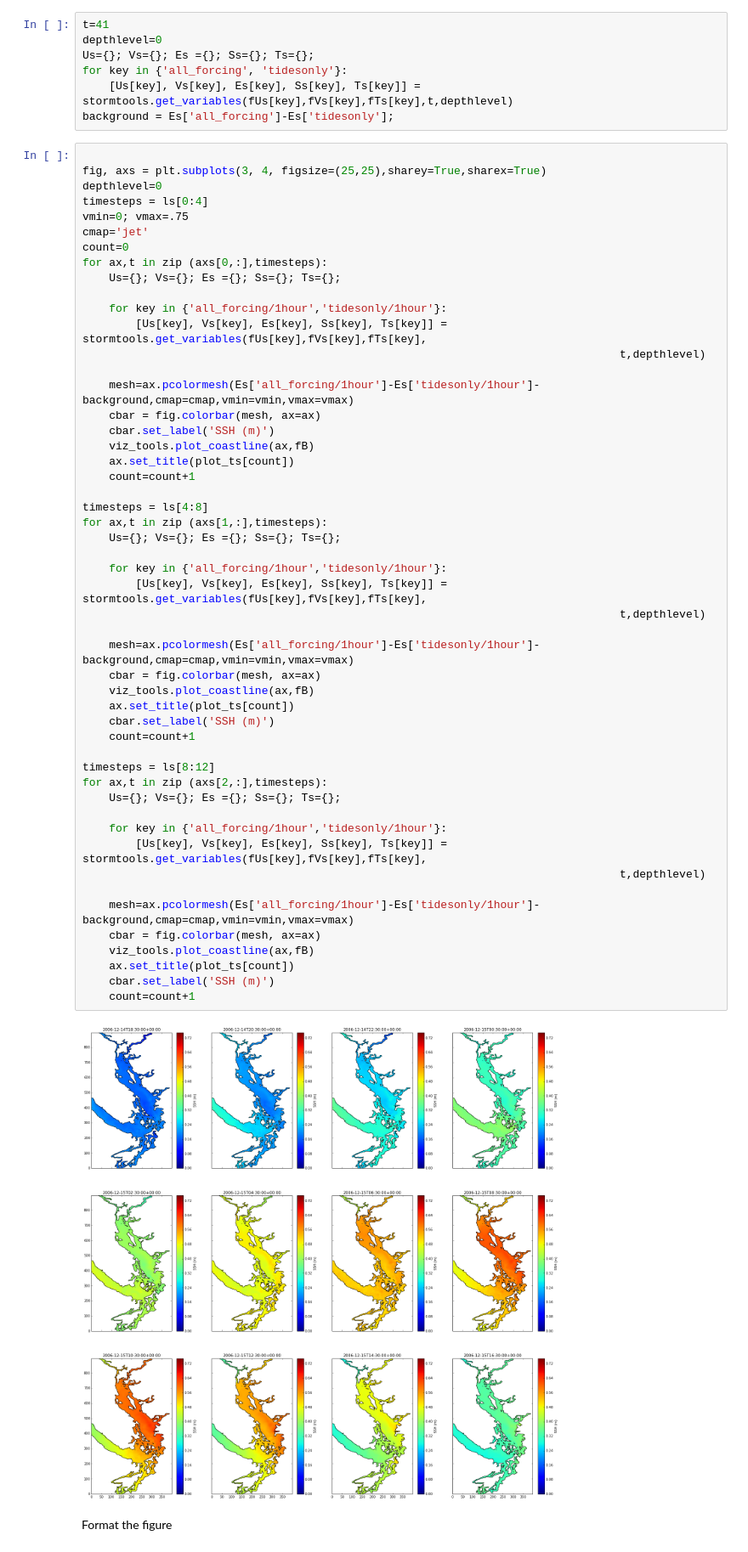
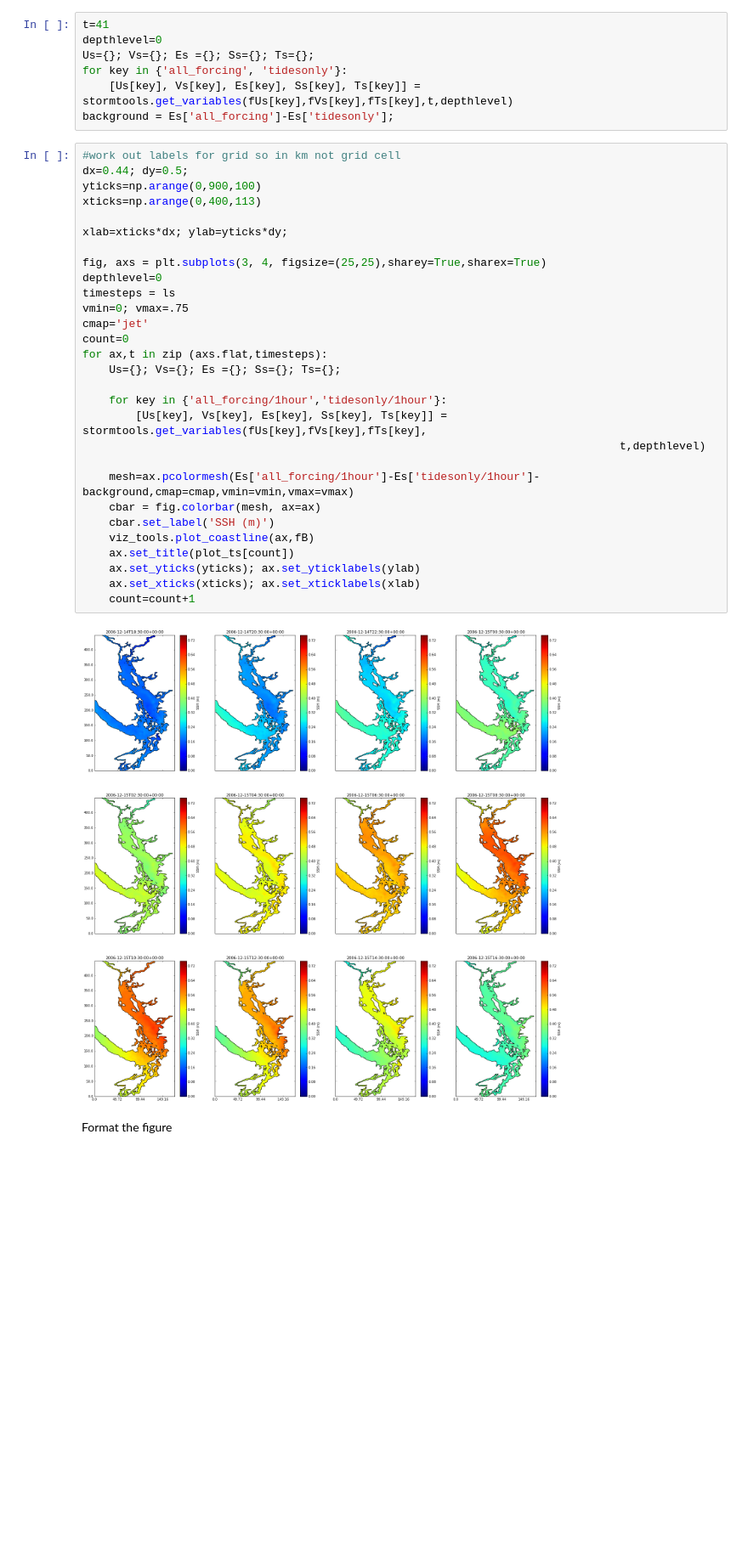
Before and after one commit to SalishSeaCast/storm-surge, a Jupyter notebook: FigureScripts/Dec 2006 - spatial extent.ipynb, the cells around one changed output. Shown at 85% size. Cells and saved outputs as stored; diff of their text form; blank space fills up the shorter version.

Commit message:
Changed axis labels to km.

```diff
--- a/FigureScripts/Dec 2006 - spatial extent.ipynb
+++ b/FigureScripts/Dec 2006 - spatial extent.ipynb
@@ -59,58 +57,36 @@ for key in {'all_forcing', 'tidesonly'}:
     [Us[key], Vs[key], Es[key], Ss[key], Ts[key]] = stormtools.get_variables(fUs[key],fVs[key],fTs[key],t,depthlevel)
 background = Es['all_forcing']-Es['tidesonly'];
 # %%
+#work out labels for grid so in km not grid cell
+dx=0.44; dy=0.5;
+yticks=np.arange(0,900,100)
+xticks=np.arange(0,400,113)
+
+xlab=xticks*dx; ylab=yticks*dy;
 
 fig, axs = plt.subplots(3, 4, figsize=(25,25),sharey=True,sharex=True)
 depthlevel=0
-timesteps = ls[0:4]
+timesteps = ls
 vmin=0; vmax=.75
 cmap='jet'
 count=0
-for ax,t in zip (axs[0,:],timesteps):
+for ax,t in zip (axs.flat,timesteps):
     Us={}; Vs={}; Es ={}; Ss={}; Ts={};
 
     for key in {'all_forcing/1hour','tidesonly/1hour'}:
         [Us[key], Vs[key], Es[key], Ss[key], Ts[key]] = stormtools.get_variables(fUs[key],fVs[key],fTs[key],
                                                                                  t,depthlevel)
 
     mesh=ax.pcolormesh(Es['all_forcing/1hour']-Es['tidesonly/1hour']-background,cmap=cmap,vmin=vmin,vmax=vmax)
     cbar = fig.colorbar(mesh, ax=ax)
     cbar.set_label('SSH (m)')
     viz_tools.plot_coastline(ax,fB)
     ax.set_title(plot_ts[count])
+    ax.set_yticks(yticks); ax.set_yticklabels(ylab)
+    ax.set_xticks(xticks); ax.set_xticklabels(xlab)
     count=count+1
-
-timesteps = ls[4:8]
-for ax,t in zip (axs[1,:],timesteps):
-    Us={}; Vs={}; Es ={}; Ss={}; Ts={};
-
-    for key in {'all_forcing/1hour','tidesonly/1hour'}:
-        [Us[key], Vs[key], Es[key], Ss[key], Ts[key]] = stormtools.get_variables(fUs[key],fVs[key],fTs[key],
-                                                                                 t,depthlevel)
-
-    mesh=ax.pcolormesh(Es['all_forcing/1hour']-Es['tidesonly/1hour']-background,cmap=cmap,vmin=vmin,vmax=vmax)
-    cbar = fig.colorbar(mesh, ax=ax)
-    viz_tools.plot_coastline(ax,fB)
-    ax.set_title(plot_ts[count])
-    cbar.set_label('SSH (m)')
-    count=count+1
-
-timesteps = ls[8:12]
-for ax,t in zip (axs[2,:],timesteps):
-    Us={}; Vs={}; Es ={}; Ss={}; Ts={};
-
-    for key in {'all_forcing/1hour','tidesonly/1hour'}:
-        [Us[key], Vs[key], Es[key], Ss[key], Ts[key]] = stormtools.get_variables(fUs[key],fVs[key],fTs[key],
-                                                                                 t,depthlevel)
-
-    mesh=ax.pcolormesh(Es['all_forcing/1hour']-Es['tidesonly/1hour']-background,cmap=cmap,vmin=vmin,vmax=vmax)
-    cbar = fig.colorbar(mesh, ax=ax)
-    viz_tools.plot_coastline(ax,fB)
-    ax.set_title(plot_ts[count])
-    cbar.set_label('SSH (m)')
-    count=count+1
 # %% [output]
-[figure, old version]
+[figure, new version]
 # %% [markdown]
 Format the figure
 # %%
```
Also changed, not shown: parts of 1 cell of this notebook.
